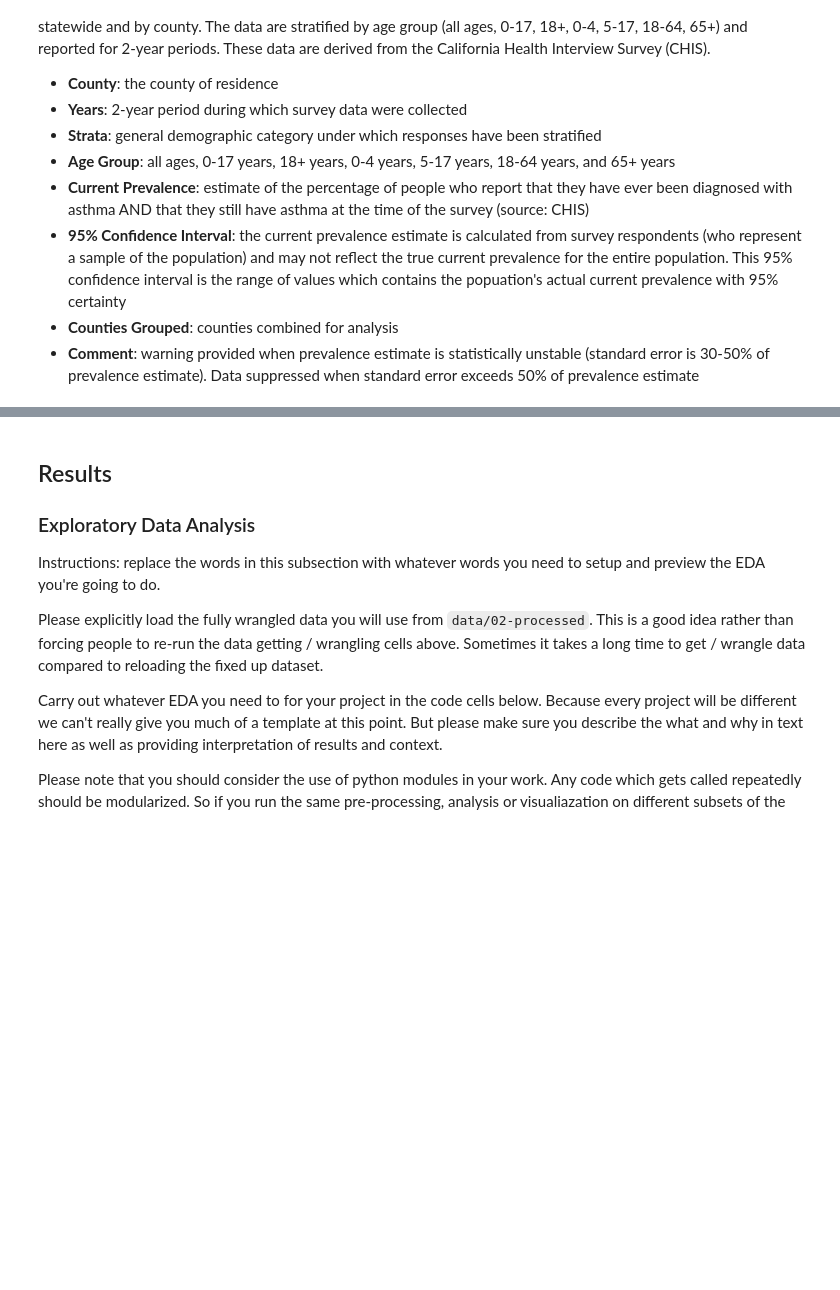
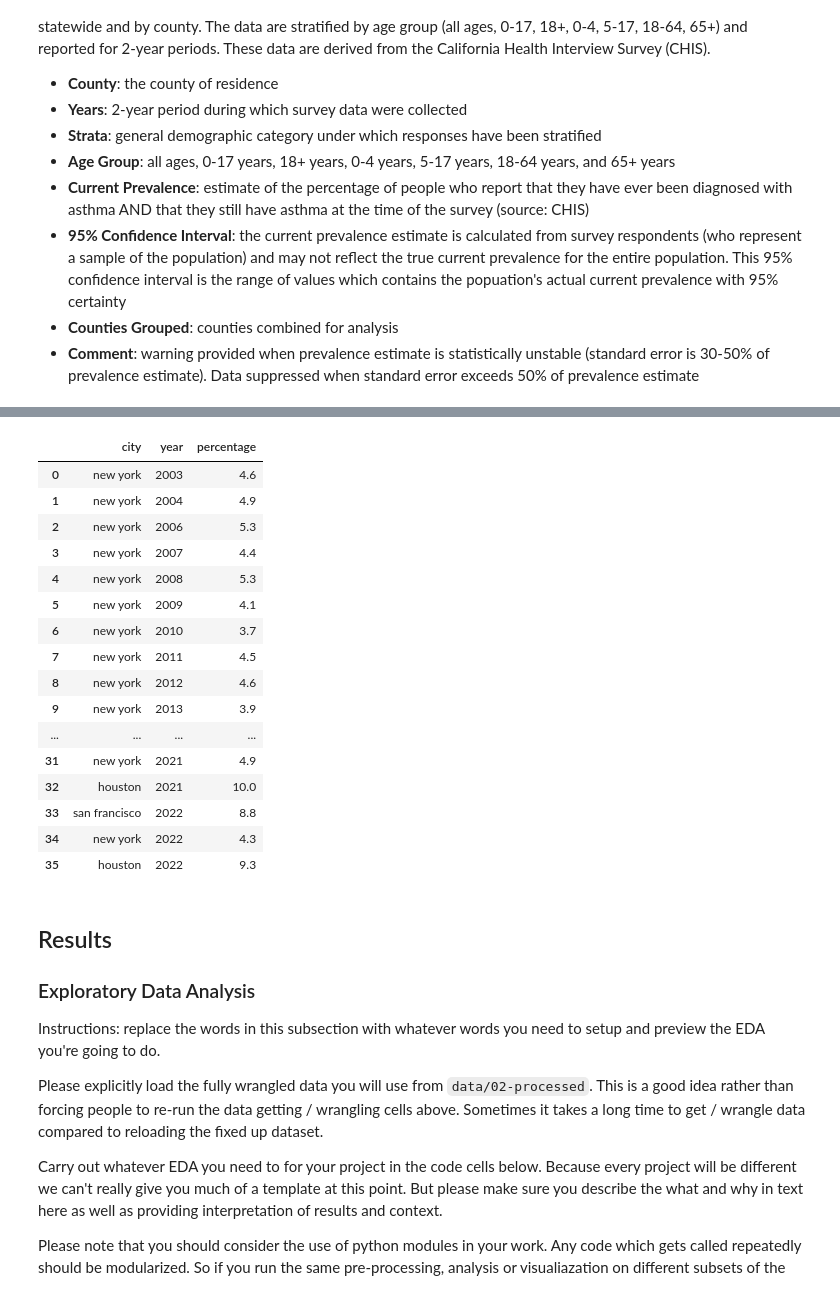
Before and after one commit to COGS108/Group026_WI26, a Jupyter notebook: 02-EDACheckpoint.ipynb, the cells around one changed output, grey strips where cells are left out. Drawn from its saved outputs; the diff is of its cells as text; code cells hidden in the pictures; blank space fills up the shorter version.

```diff
--- a/02-EDACheckpoint.ipynb
+++ b/02-EDACheckpoint.ipynb
@@ -1087,11 +1388,32 @@ sf_df
 # %%
 asthma_df = pd.concat([sf_df, new_df, ht_df], ignore_index=True)
 
 # Sort by year for sanity
 asthma_df = asthma_df.sort_values('year')
 asthma_df = asthma_df.reset_index(drop=False)
 asthma_df = asthma_df.drop('index', axis=1)
+
+#save file
+asthma_df.to_csv(processed + 'asthma_clean.csv', index=False)
 asthma_df
+# %% [output]
+|  | city | year | percentage |
+| 0 | new york | 2003 | 4.6 |
+| 1 | new york | 2004 | 4.9 |
+| 2 | new york | 2006 | 5.3 |
+| 3 | new york | 2007 | 4.4 |
+| 4 | new york | 2008 | 5.3 |
+| 5 | new york | 2009 | 4.1 |
+| 6 | new york | 2010 | 3.7 |
+| 7 | new york | 2011 | 4.5 |
+| 8 | new york | 2012 | 4.6 |
+| 9 | new york | 2013 | 3.9 |
+| ... | ... | ... | ... |
+| 31 | new york | 2021 | 4.9 |
+| 32 | houston | 2021 | 10.0 |
+| 33 | san francisco | 2022 | 8.8 |
+| 34 | new york | 2022 | 4.3 |
+| 35 | houston | 2022 | 9.3 |
 # %% [markdown]
 ## Results
 
```
Also changed, not shown: parts of 50 cells of this notebook.
